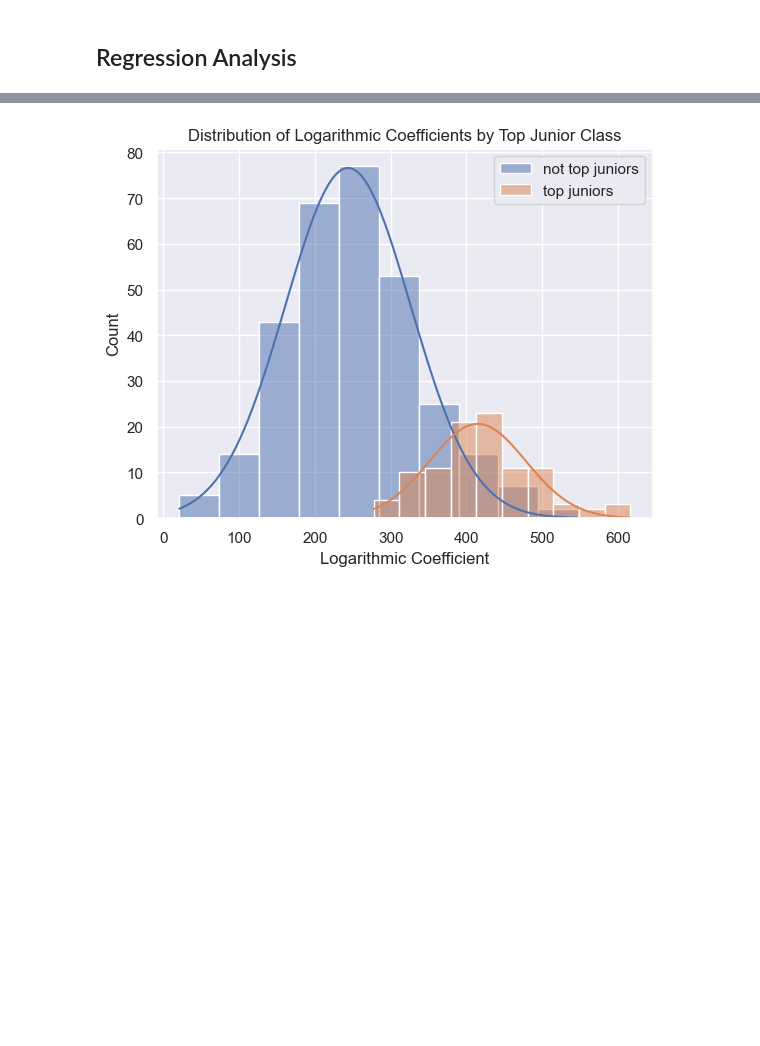
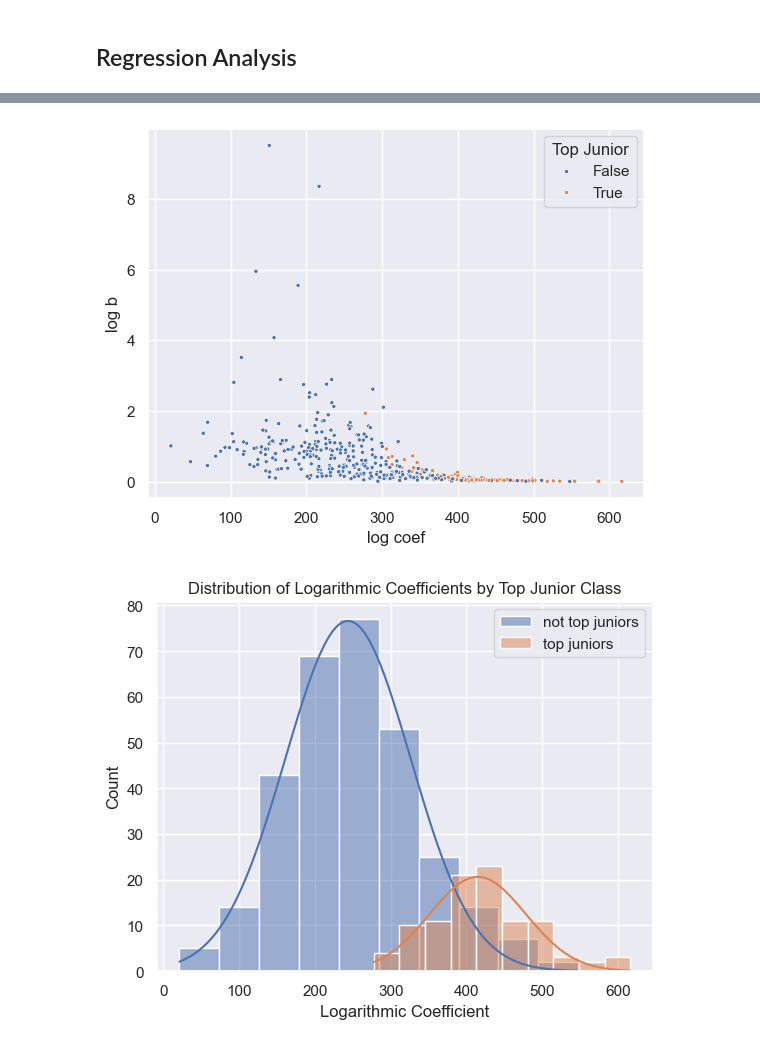
Before and after one commit to stabweee/usatt_analysis, a Jupyter notebook: analysis/top_juniors/log_reg.ipynb, the cells around one changed output, grey strips where cells are left out. Cells and saved outputs as stored; diff of their text form; code cells hidden in the pictures; blank space fills up the shorter version.

```diff
--- a/analysis/top_juniors/log_reg.ipynb
+++ b/analysis/top_juniors/log_reg.ipynb
@@ -151,3 +220,8 @@ plt.show()
+# %%
+sns.scatterplot(data=training, x='log coef', y='log b', hue="Top Junior", marker=".")
+plt.show()
+# %% [output]
+[figure, added]
 # %%
 from scipy.optimize import curve_fit
 # %%
```
Also changed, not shown: parts of 7 cells of this notebook, 8 other files.
